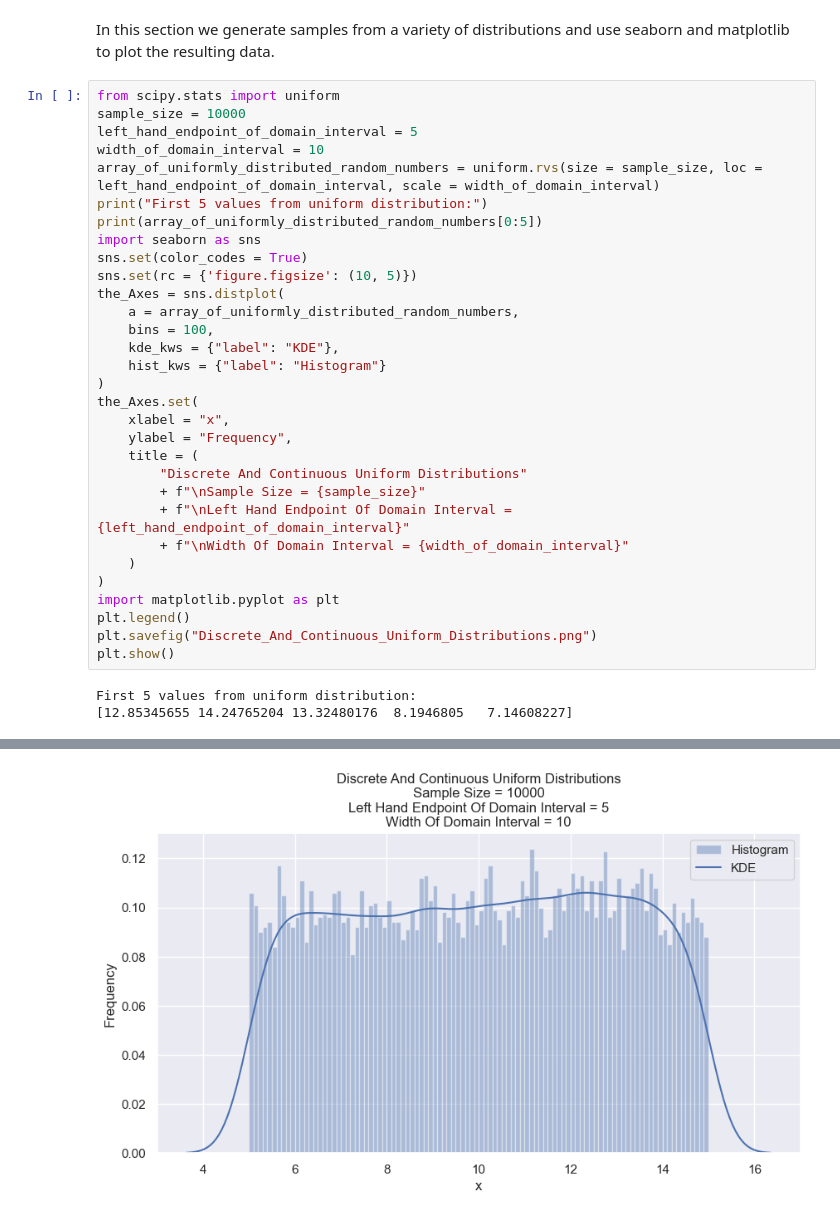
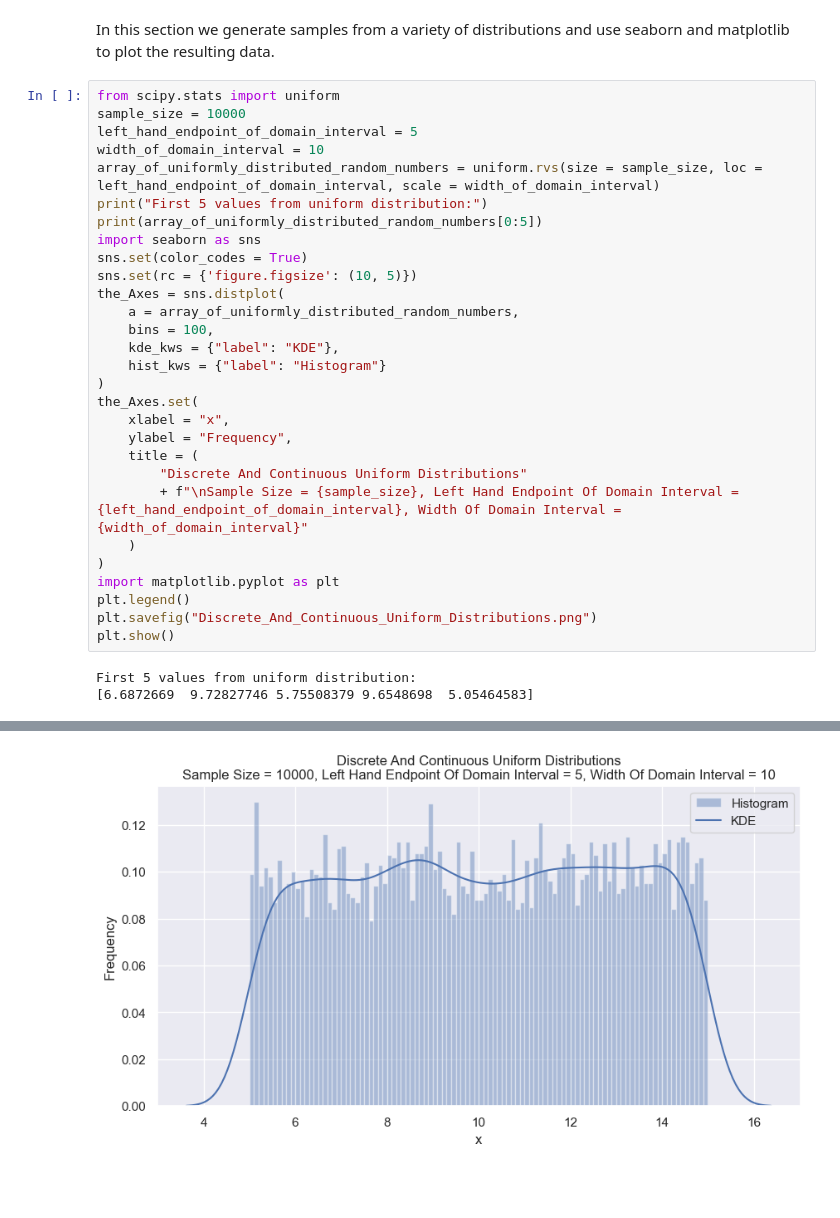
Before and after one commit to tslever/Tom_Levers_Public_Git_Repository, a Jupyter notebook: UVA/5--Bayesian_Machine_Learning/Probabilities_Likelihoods_And_Bayes_Theorem.ipynb, the cells around one changed output, grey strips where cells are left out. Drawn from its saved outputs; the diff is of its cells as text; blank space fills up the shorter version.

Commit message:
Added plot of normal distribution and listed parameters on one line

```diff
--- a/UVA/5--Bayesian_Machine_Learning/Probabilities_Likelihoods_And_Bayes_Theorem.ipynb
+++ b/UVA/5--Bayesian_Machine_Learning/Probabilities_Likelihoods_And_Bayes_Theorem.ipynb
@@ -22,38 +22,36 @@ import seaborn as sns
 sns.set(color_codes = True)
 sns.set(rc = {'figure.figsize': (10, 5)})
 the_Axes = sns.distplot(
     a = array_of_uniformly_distributed_random_numbers,
     bins = 100,
     kde_kws = {"label": "KDE"},
     hist_kws = {"label": "Histogram"}
 )
 the_Axes.set(
     xlabel = "x",
     ylabel = "Frequency",
     title = (
         "Discrete And Continuous Uniform Distributions"
-        + f"\nSample Size = {sample_size}"
-        + f"\nLeft Hand Endpoint Of Domain Interval = {left_hand_endpoint_of_domain_interval}"
-        + f"\nWidth Of Domain Interval = {width_of_domain_interval}"
+        + f"\nSample Size = {sample_size}, Left Hand Endpoint Of Domain Interval = {left_hand_endpoint_of_domain_interval}, Width Of Domain Interval = {width_of_domain_interval}"
     )
 )
 import matplotlib.pyplot as plt
 plt.legend()
 plt.savefig("Discrete_And_Continuous_Uniform_Distributions.png")
 plt.show()
 # %% [output]
 First 5 values from uniform distribution:
-[12.85345655 14.24765204 13.32480176  8.1946805   7.14608227]
+[6.6872669  9.72827746 5.75508379 9.6548698  5.05464583]
 `distplot` is a deprecated function and will be removed in seaborn v0.14.0.
 
 Please adapt your code to use either `displot` (a figure-level function with
 similar flexibility) or `histplot` (an axes-level function for histograms).
 
 For a guide to updating your code to use the new functions, please see
 https://gist.github.com/mwaskom/de44147ed2974457ad6372750bbe5751
 
   the_Axes = sns.distplot(
-[figure, old version]
+[figure, new version]
 # %%
 from scipy.stats import norm
 sample_size = 1000000
```
Also changed, not shown: parts of 3 cells of this notebook, 4 other files.
